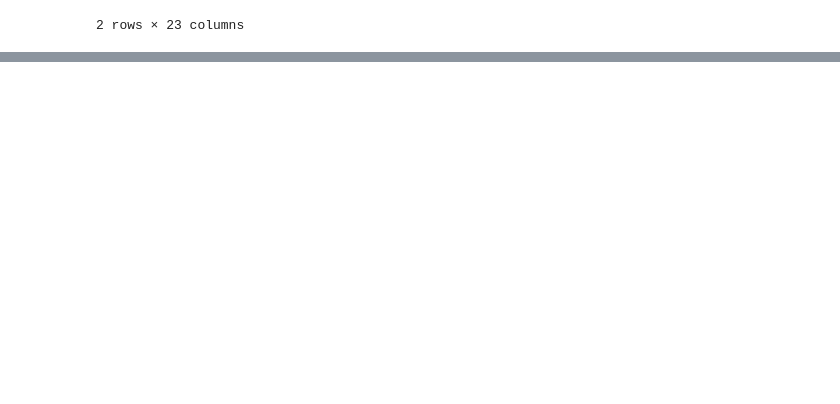
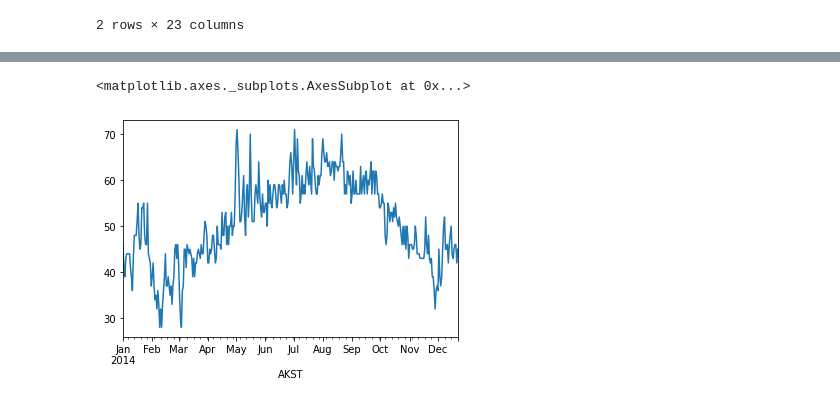
Before and after one commit to Ademola101/Data-visualization-, a Jupyter notebook: Data1.ipynb, the cells around one changed output, grey strips where cells are left out. Saved outputs shown, nothing was run; the diff lists cells and outputs as text; code cells hidden in the pictures; blank space fills up the shorter version.

```diff
--- a/Data1.ipynb
+++ b/Data1.ipynb
@@ -274,0 +328,6 @@ Max_tem_above_35
+# %%
+sitka_weather["Max TemperatureF"].plot()
+#Theuse of index_col and pase dates makes the first index to be plottable as the x axis time
+# %% [output]
+<matplotlib.axes._subplots.AxesSubplot at 0x...>
+[figure, added]
```
Also changed, not shown: parts of 10 cells of this notebook, 2 other files.
